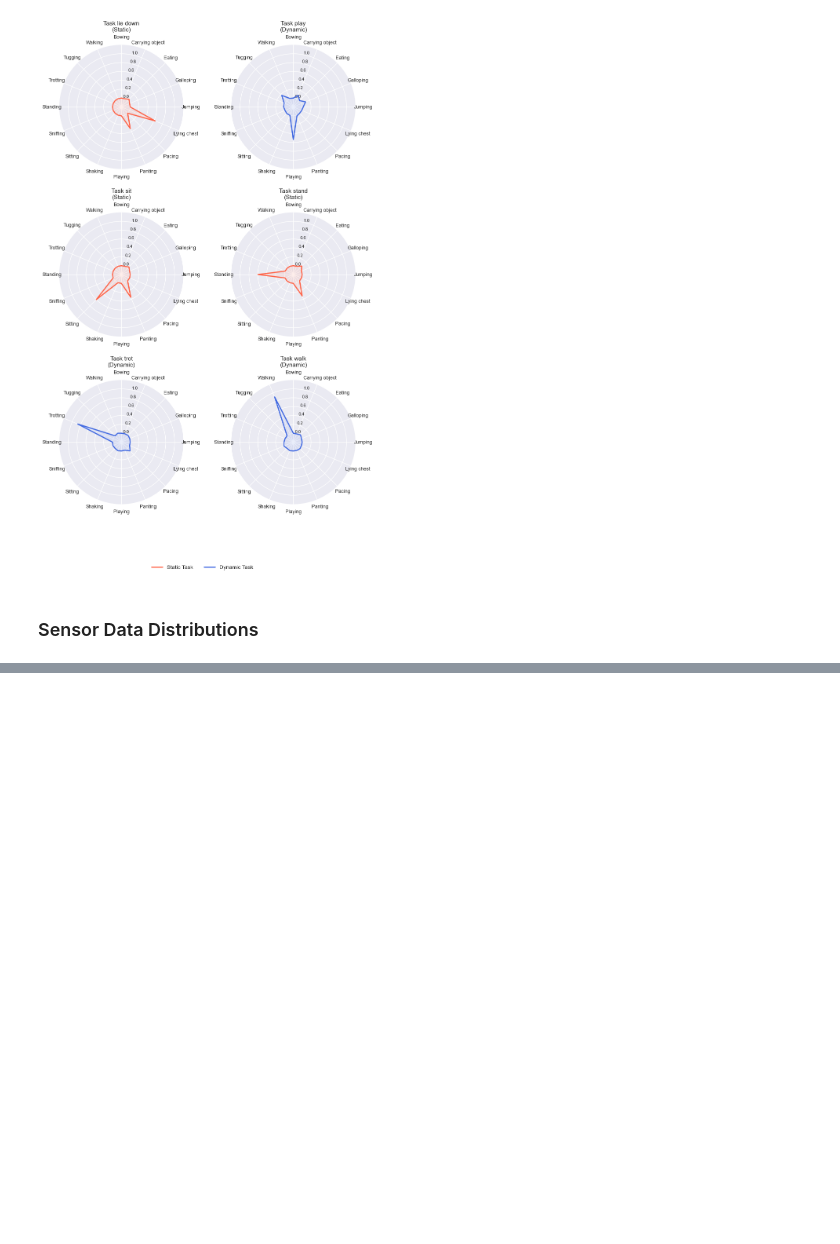
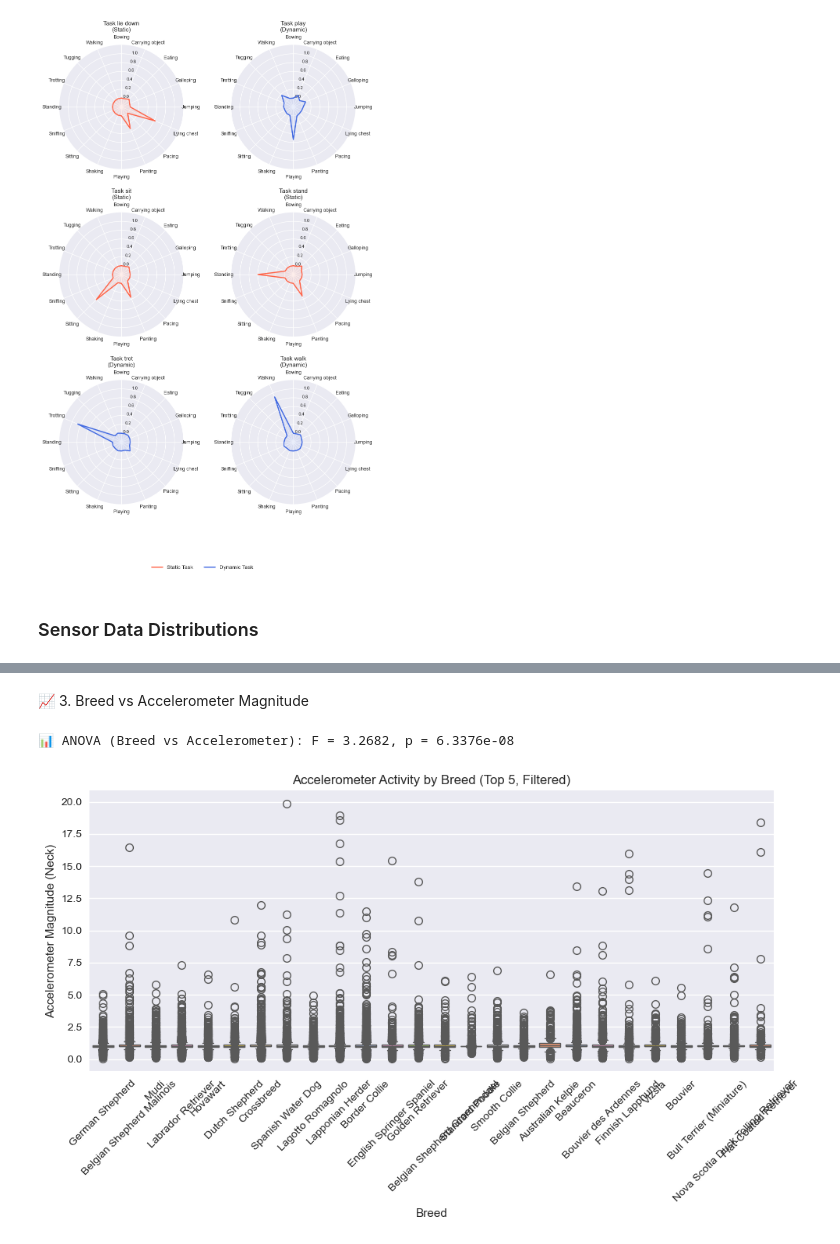
Before and after one commit to bbednarski9/LEASH, a Jupyter notebook: project/analysis.ipynb, the cells around one changed output, grey strips where cells are left out. Saved outputs shown, nothing was run; the diff lists cells and outputs as text; code cells hidden in the pictures; blank space fills up the shorter version.

```diff
--- a/project/analysis.ipynb
+++ b/project/analysis.ipynb
@@ -2576,0 +1887,35 @@ print("🚀 Ready to proceed with advanced modeling and integration techniques!"
+# %% [markdown]
+📈 3. Breed vs Accelerometer Magnitude
+# %%
+from scipy.stats import f_oneway
+
+# Filter data for valid task and behavior
+filtered_df = sensor_analysis[
+    (sensor_analysis['Task'] != '<undefined>') &
+    (sensor_analysis['Behavior_1'] != '<undefined>') &
+    (sensor_analysis['AccelNeck_Mag'].notna())
+]
+
+# Select top 5 breeds by count
+top_breeds = filtered_df['Breed'].value_counts().head(50).index
+breed_subset = filtered_df[filtered_df['Breed'].isin(top_breeds)]
+
+# Prepare groups for ANOVA
+breed_groups = [breed_subset[breed_subset['Breed'] == breed]['AccelNeck_Mag'] for breed in top_breeds]
+
+# ANOVA
+f_stat, p_val = f_oneway(*breed_groups)
+print(f"📊 ANOVA (Breed vs Accelerometer): F = {f_stat:.4f}, p = {p_val:.4e}")
+
+# Boxplot
+plt.figure(figsize=(10, 6))
+sns.boxplot(data=breed_subset, x='Breed', y='AccelNeck_Mag', palette='Set2')
+plt.title('Accelerometer Activity by Breed (Top 5, Filtered)')
+plt.xlabel('Breed')
+plt.ylabel('Accelerometer Magnitude (Neck)')
+plt.xticks(rotation=45)
+plt.tight_layout()
+plt.show()
+# %% [output]
+📊 ANOVA (Breed vs Accelerometer): F = 3.2682, p = 6.3376e-08
+[figure, added]
```
Also changed, not shown: parts of 30 cells of this notebook, 51 other files.
